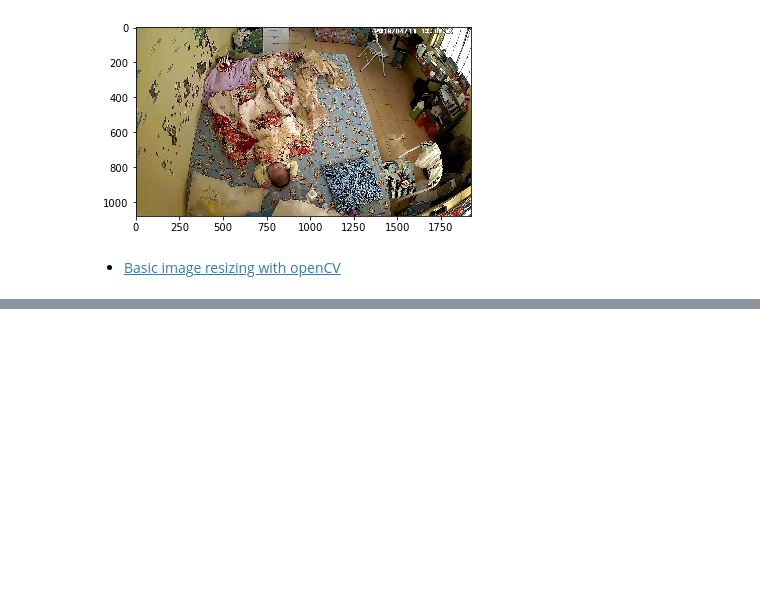
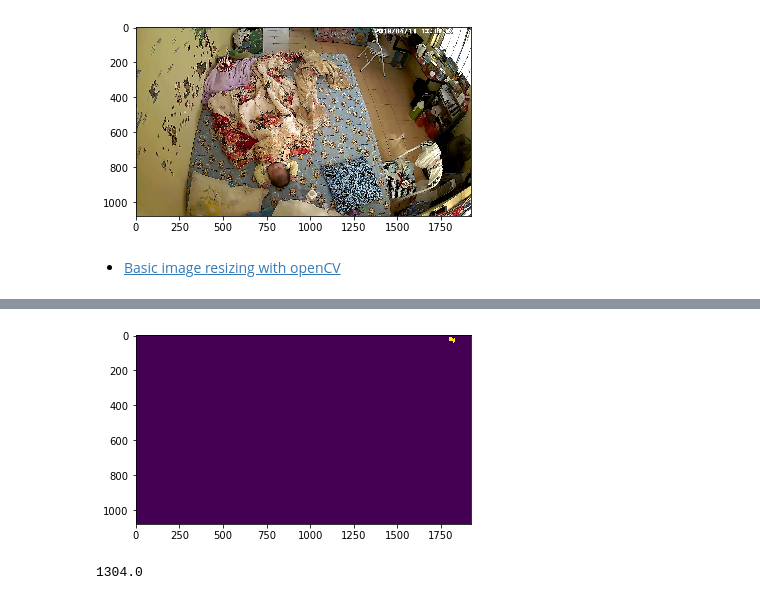
Before and after one commit to NinjaKing/my-baby-detection, a Jupyter notebook: preprocessing.ipynb, the cells around one changed output, grey strips where cells are left out. Saved outputs shown, nothing was run; the diff lists cells and outputs as text; code cells hidden in the pictures; blank space fills up the shorter version.

```diff
--- a/preprocessing.ipynb
+++ b/preprocessing.ipynb
@@ -18,0 +56,20 @@ plt.show()
+# %%
+thisFrame_gr_blur = cv2.GaussianBlur(img_gray, (21, 21), 0)
+show(thisFrame_gr_blur)
+# %%
+prevFrame_gr_blur = cv2.imread('data/train/baby_1.jpg')
+prevFrame_gr_blur = cv2.cvtColor(prevFrame_gr_blur, cv2.COLOR_BGR2GRAY)
+prevFrame_gr_blur = cv2.GaussianBlur(prevFrame_gr_blur, (21, 21), 0)
+show(prevFrame_gr_blur)
+# %%
+frameDelta1 = cv2.subtract(prevFrame_gr_blur, thisFrame_gr_blur)
+frameDelta2 = cv2.subtract(thisFrame_gr_blur, prevFrame_gr_blur)
+frameDelta = cv2.max(frameDelta2, frameDelta1)
+# %%
+thresh_level = 15
+thresh = cv2.threshold(frameDelta, thresh_level, 255, cv2.THRESH_BINARY)[1]
+# %%
+plt.imshow(thresh)
+plt.show()
+# %% [output]
+[figure, added]
@@ -18,0 +83,6 @@ plt.show()
+# %%
+thresh_ones = np.zeros(thresh.shape)
+thresh_ones[thresh==255] = 1
+np.sum(thresh_ones)
+# %% [output]
+1304.0
```
Also changed, not shown: parts of 18 cells of this notebook, 2 other files.
